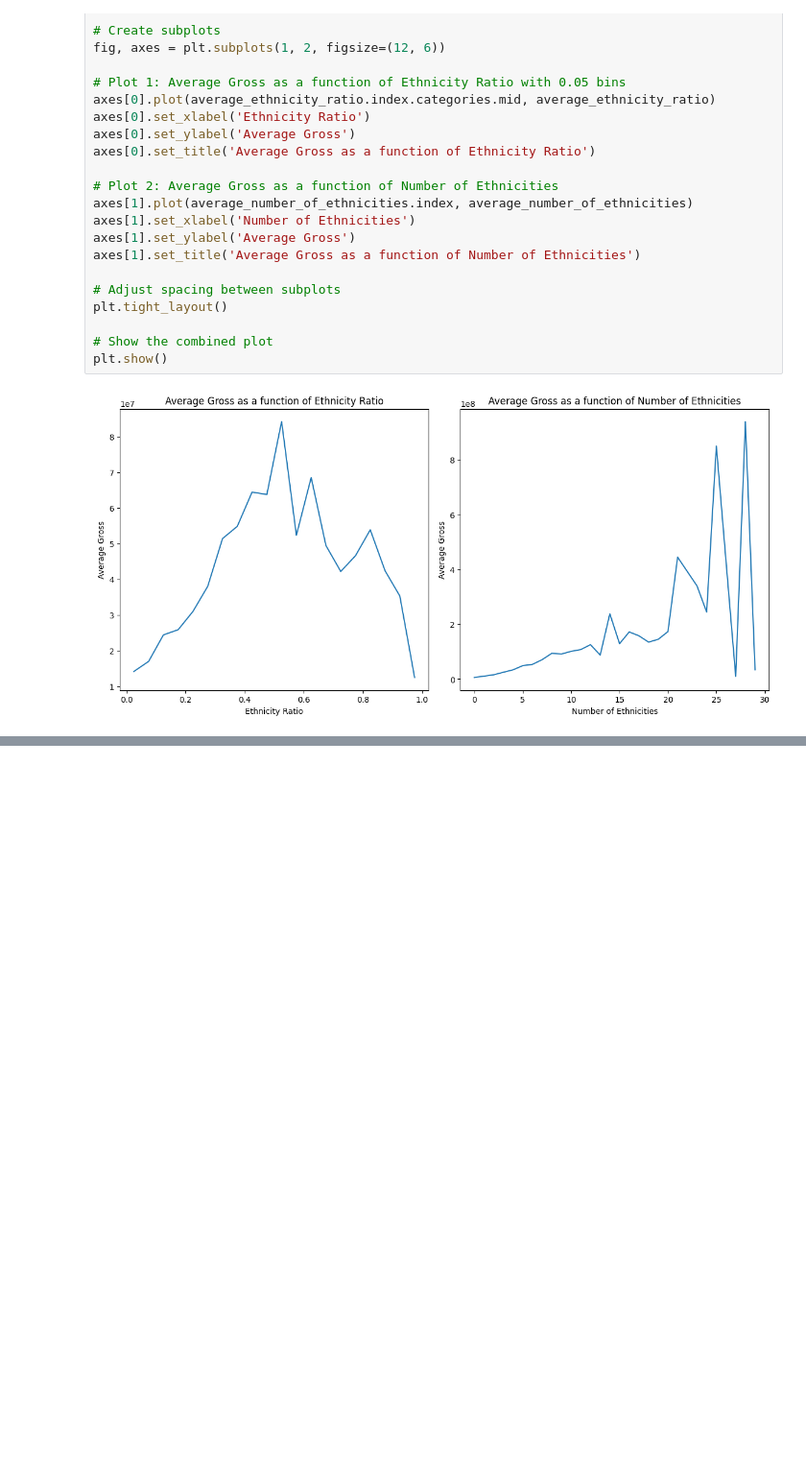
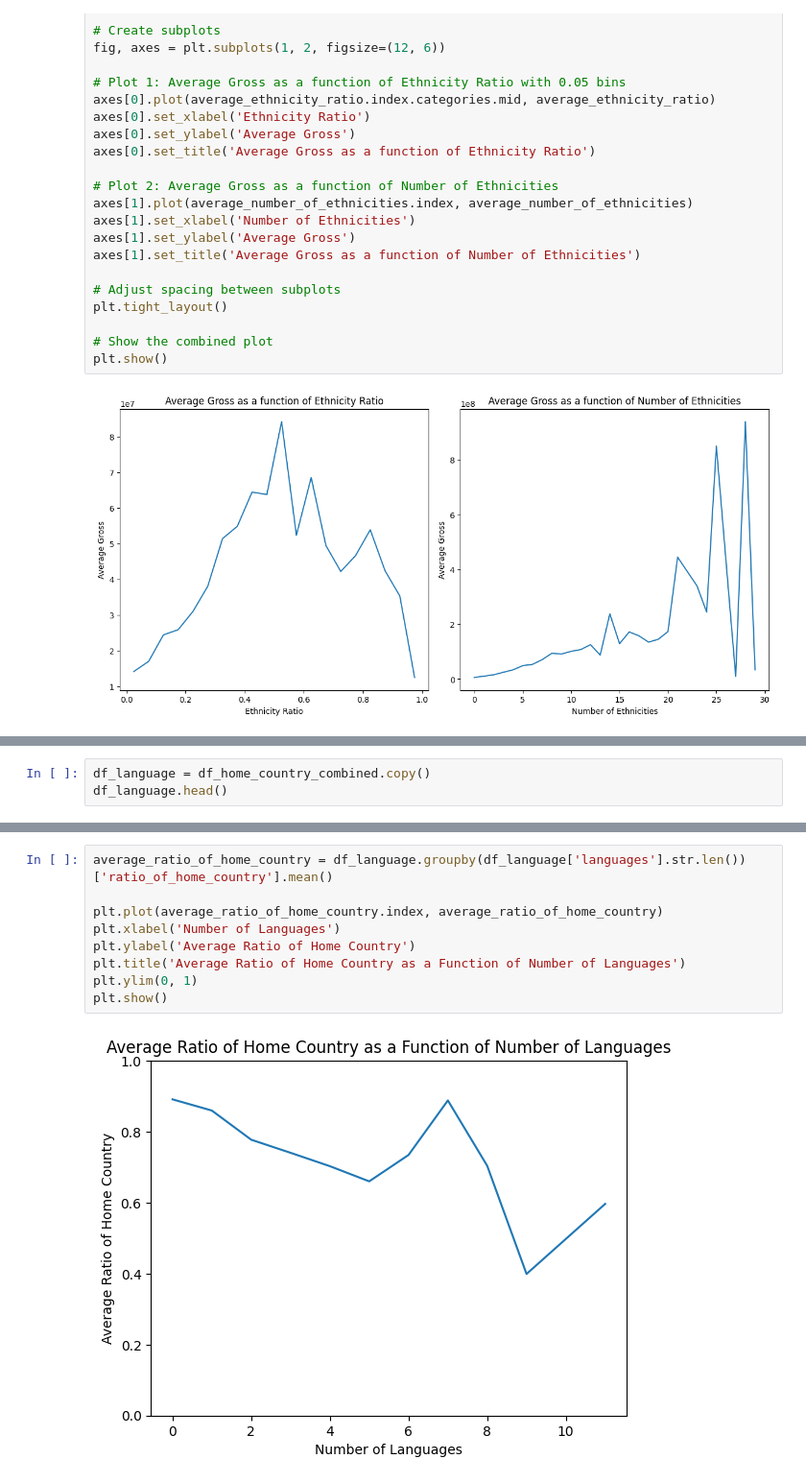
Before and after one commit to epfl-ada/ada-2023-project-nada2023, a Jupyter notebook: notebook.ipynb, the cells around one changed output, grey strips where cells are left out. Shown: that part at 96% size. Saved outputs shown, nothing was run; the diff lists cells and outputs as text; blank space fills up the shorter version.

```diff
--- a/notebook.ipynb
+++ b/notebook.ipynb
@@ -758,0 +793,3 @@ No artists with labels found to put in legend.  Note that artists whose label st
+# %%
+df_language = df_home_country_combined.copy()
+df_language.head()
@@ -758,0 +803,11 @@ No artists with labels found to put in legend.  Note that artists whose label st
+# %%
+average_ratio_of_home_country = df_language.groupby(df_language['languages'].str.len())['ratio_of_home_country'].mean()
+
+plt.plot(average_ratio_of_home_country.index, average_ratio_of_home_country)
+plt.xlabel('Number of Languages')
+plt.ylabel('Average Ratio of Home Country')
+plt.title('Average Ratio of Home Country as a Function of Number of Languages')
+plt.ylim(0, 1)
+plt.show()
+# %% [output]
+[figure, added]
```
Also changed, not shown: parts of 11 cells of this notebook.
